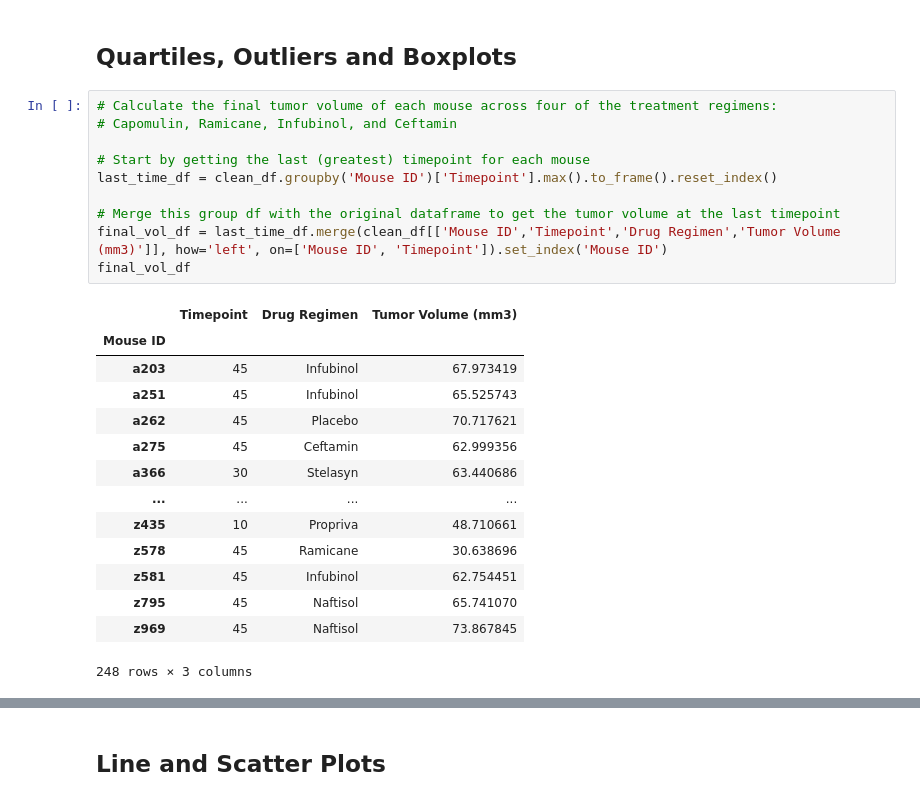
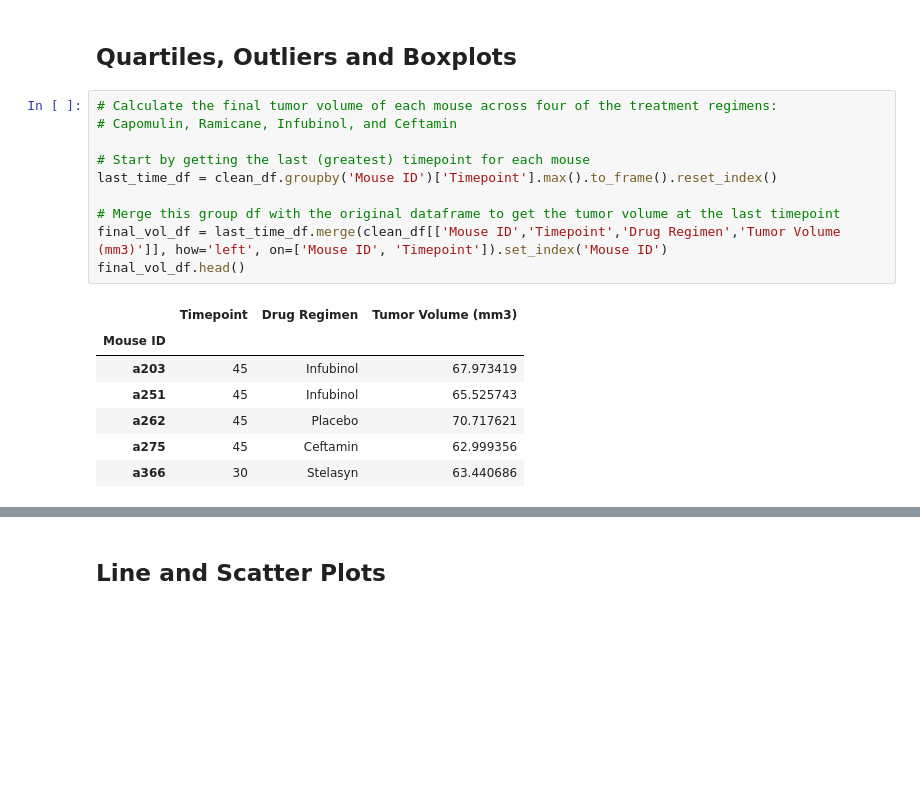
Before and after one commit to scottgall/scc-drug-performance-in-mice, a Jupyter notebook: pymaceuticals_starter.ipynb, the cells around one changed output, grey strips where cells are left out. Saved outputs shown, nothing was run; the diff lists cells and outputs as text; blank space fills up the shorter version.

```diff
--- a/pymaceuticals_starter.ipynb
+++ b/pymaceuticals_starter.ipynb
@@ -153,27 +152,20 @@ plt.title('Distribution of female vs. male mice');
 # %%
 # Calculate the final tumor volume of each mouse across four of the treatment regimens:
 # Capomulin, Ramicane, Infubinol, and Ceftamin
 
 # Start by getting the last (greatest) timepoint for each mouse
 last_time_df = clean_df.groupby('Mouse ID')['Timepoint'].max().to_frame().reset_index()
 
 # Merge this group df with the original dataframe to get the tumor volume at the last timepoint
 final_vol_df = last_time_df.merge(clean_df[['Mouse ID','Timepoint','Drug Regimen','Tumor Volume (mm3)']], how='left', on=['Mouse ID', 'Timepoint']).set_index('Mouse ID')
-final_vol_df
+final_vol_df.head()
 # %% [output]
 |  | Timepoint | Drug Regimen | Tumor Volume (mm3) |
 | Mouse ID |  |  |  |
 | a203 | 45 | Infubinol | 67.973419 |
 | a251 | 45 | Infubinol | 65.525743 |
 | a262 | 45 | Placebo | 70.717621 |
 | a275 | 45 | Ceftamin | 62.999356 |
 | a366 | 30 | Stelasyn | 63.440686 |
-| ... | ... | ... | ... |
-| z435 | 10 | Propriva | 48.710661 |
-| z578 | 45 | Ramicane | 30.638696 |
-| z581 | 45 | Infubinol | 62.754451 |
-| z795 | 45 | Naftisol | 65.741070 |
-| z969 | 45 | Naftisol | 73.867845 |
-248 rows × 3 columns
 # %%
 # Put treatments into a list for for loop (and later for plot labels)
```
Also changed, not shown: parts of 4 cells of this notebook, 1 other file.
